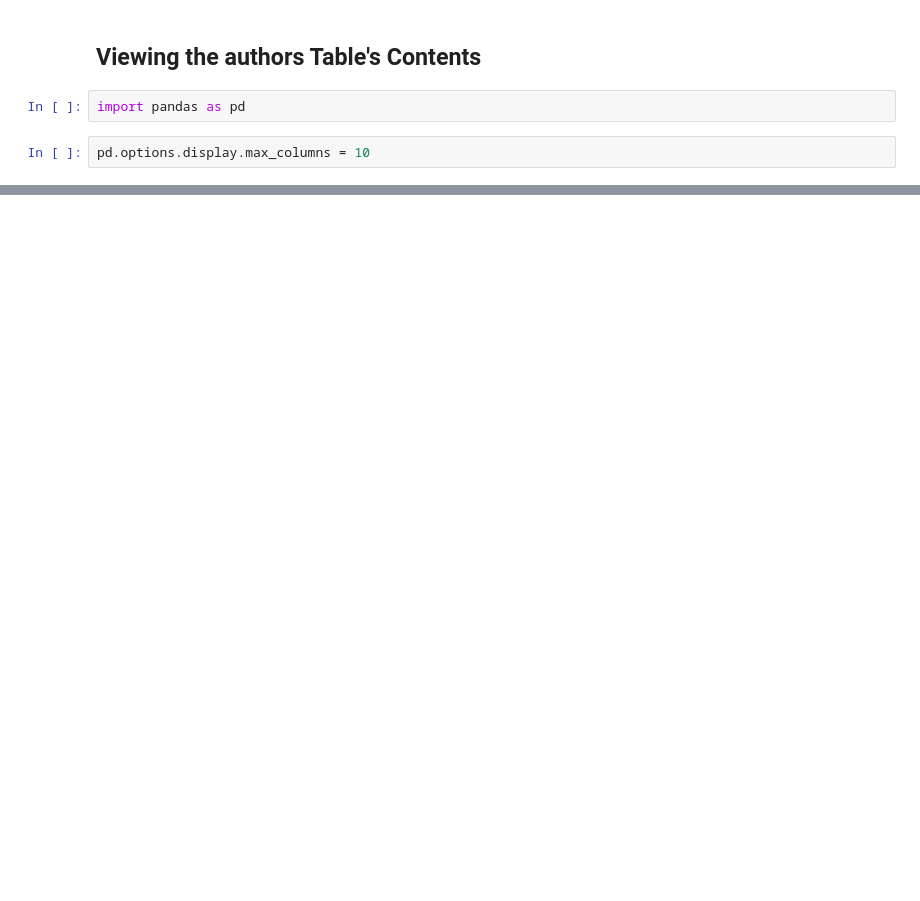
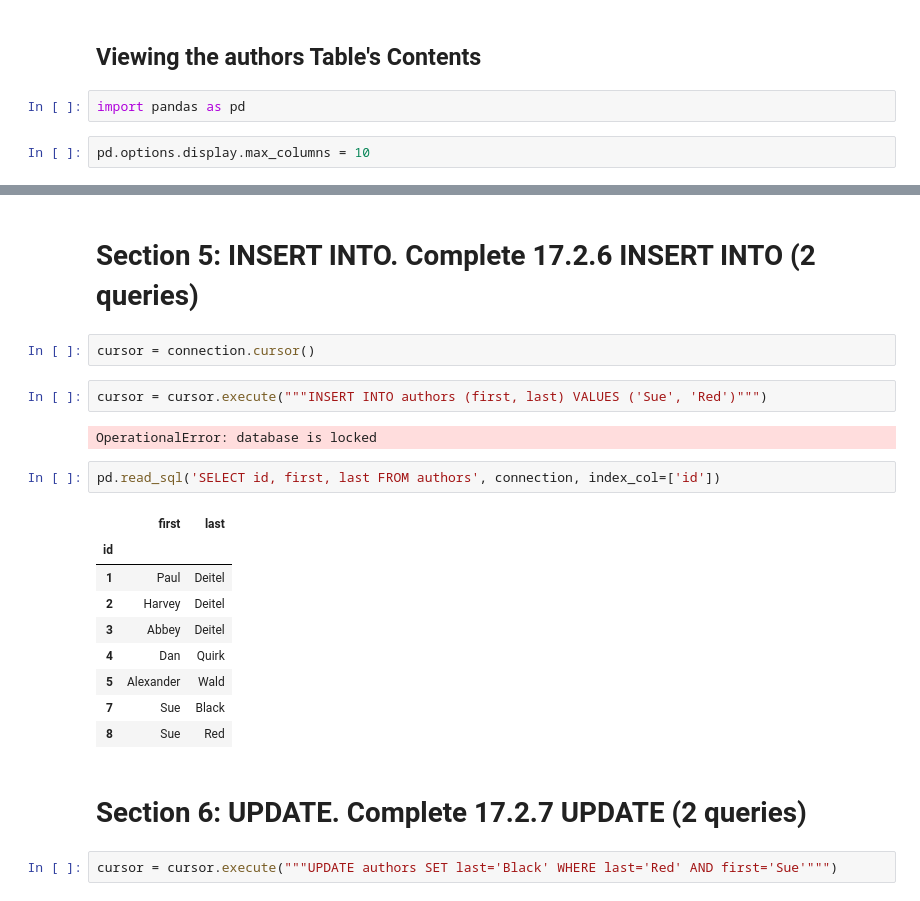
Before and after one commit to s566319/datafun-05-data-at-rest, a Jupyter notebook: Task 4- SQL.ipynb, the cells around one changed output, grey strips where cells are left out. Cells and saved outputs as stored; diff of their text form; blank space fills up the shorter version.

```diff
--- a/Task 4- SQL.ipynb
+++ b/Task 4- SQL.ipynb
@@ -60,0 +151,24 @@ Name: survived, dtype: object
+# %% [markdown]
+# Section 5: INSERT INTO. Complete 17.2.6 INSERT INTO (2 queries)
+# %%
+cursor = connection.cursor()
+# %%
+cursor = cursor.execute("""INSERT INTO authors (first, last) VALUES ('Sue', 'Red')""")
+# %% [output]
+OperationalError: database is locked
+# %%
+pd.read_sql('SELECT id, first, last FROM authors', connection, index_col=['id'])
+# %% [output]
+|  | first | last |
+| id |  |  |
+| 1 | Paul | Deitel |
+| 2 | Harvey | Deitel |
+| 3 | Abbey | Deitel |
+| 4 | Dan | Quirk |
+| 5 | Alexander | Wald |
+| 7 | Sue | Black |
+| 8 | Sue | Red |
+# %% [markdown]
+# Section 6: UPDATE. Complete 17.2.7 UPDATE (2 queries)
+# %%
+cursor = cursor.execute("""UPDATE authors SET last='Black' WHERE last='Red' AND first='Sue'""")
```
Also changed, not shown: parts of 37 cells of this notebook, 3 other files.
